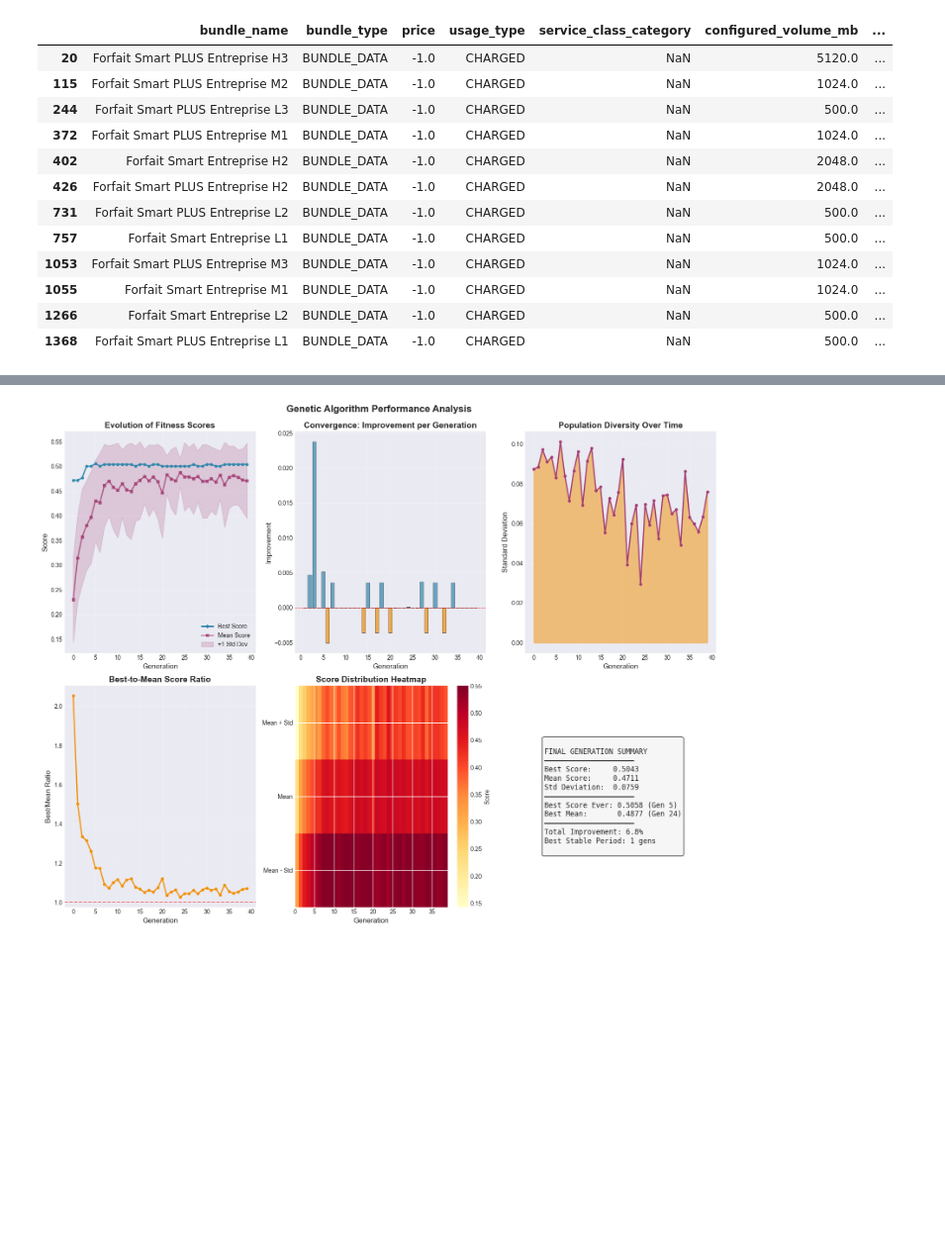
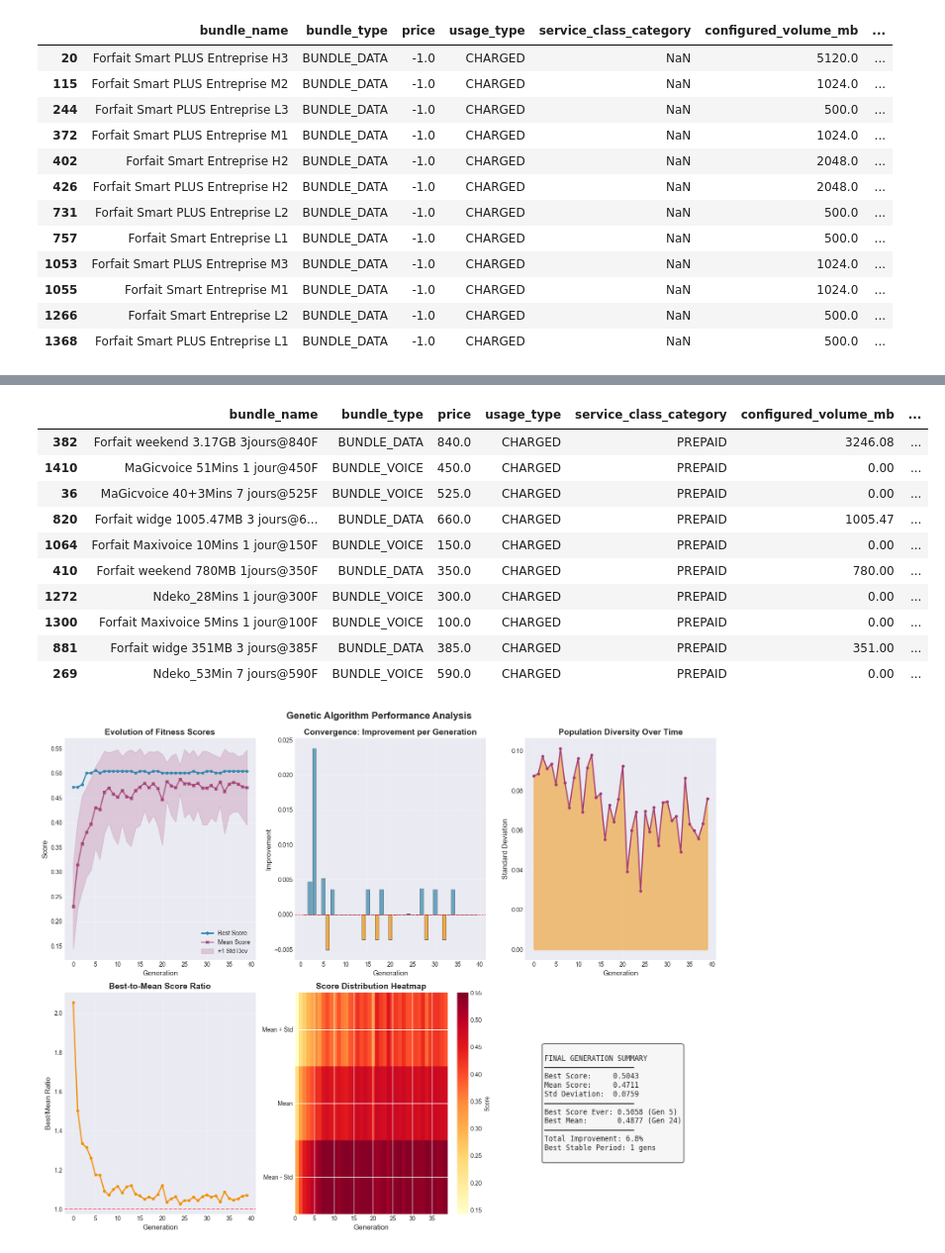
Before and after one commit to shaza-hussein/mintel, a Jupyter notebook: notebooks/genetic_algorithm.ipynb, the cells around one changed output, grey strips where cells are left out. Shown at 99% size. Drawn from its saved outputs; the diff is of its cells as text; code cells hidden in the pictures; blank space fills up the shorter version.

Commit message:
new idea of bundles engine

```diff
--- a/notebooks/gen/genetic_algorithm.ipynb
+++ b/notebooks/genetic_algorithm.ipynb
@@ -2596,6 +2596,20 @@ Gen 39 | best=0.874050 | mean=0.355831
 | 2 | MaGicvoice 40+3Mins 7 jours@525F | BUNDLE_VOICE | 525.0 | CHARGED | PREPAID | 0.00 | ... |
 | 3 | Forfait widge 1005.47MB 3 jours@6... | BUNDLE_DATA | 660.0 | CHARGED | PREPAID | 1005.47 | ... |
 | 4 | Forfait Maxivoice 10Mins 1 jour@150F | BUNDLE_VOICE | 150.0 | CHARGED | PREPAID | 0.00 | ... |
+# %%
+population.sort_values(by='predicted_popularity', ascending=False).head(10)
+# %% [output]
+|  | bundle_name | bundle_type | price | usage_type | service_class_category | configured_volume_mb | ... |
+| 382 | Forfait weekend 3.17GB 3jours@840F | BUNDLE_DATA | 840.0 | CHARGED | PREPAID | 3246.08 | ... |
+| 1410 | MaGicvoice 51Mins 1 jour@450F | BUNDLE_VOICE | 450.0 | CHARGED | PREPAID | 0.00 | ... |
+| 36 | MaGicvoice 40+3Mins 7 jours@525F | BUNDLE_VOICE | 525.0 | CHARGED | PREPAID | 0.00 | ... |
+| 820 | Forfait widge 1005.47MB 3 jours@6... | BUNDLE_DATA | 660.0 | CHARGED | PREPAID | 1005.47 | ... |
+| 1064 | Forfait Maxivoice 10Mins 1 jour@150F | BUNDLE_VOICE | 150.0 | CHARGED | PREPAID | 0.00 | ... |
+| 410 | Forfait weekend 780MB 1jours@350F | BUNDLE_DATA | 350.0 | CHARGED | PREPAID | 780.00 | ... |
+| 1272 | Ndeko_28Mins 1 jour@300F | BUNDLE_VOICE | 300.0 | CHARGED | PREPAID | 0.00 | ... |
+| 1300 | Forfait Maxivoice 5Mins 1 jour@100F | BUNDLE_VOICE | 100.0 | CHARGED | PREPAID | 0.00 | ... |
+| 881 | Forfait widge 351MB 3 jours@385F | BUNDLE_DATA | 385.0 | CHARGED | PREPAID | 351.00 | ... |
+| 269 | Ndeko_53Min 7 jours@590F | BUNDLE_VOICE | 590.0 | CHARGED | PREPAID | 0.00 | ... |
 # %%
 import pandas as pd
 import numpy as np
```
Also changed, not shown: parts of 4 cells of this notebook, 30 other files.
